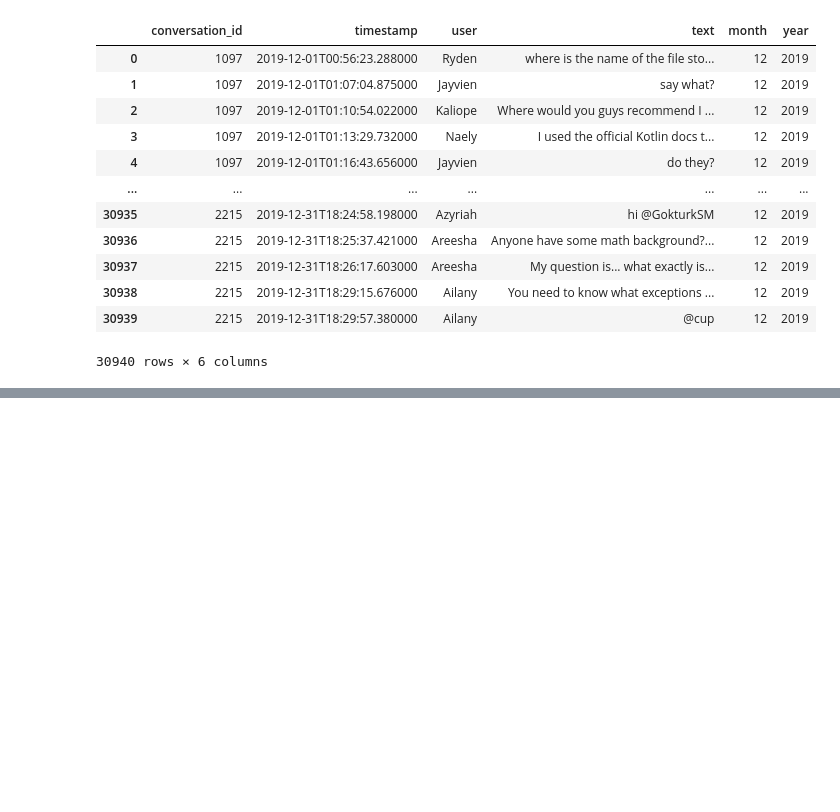
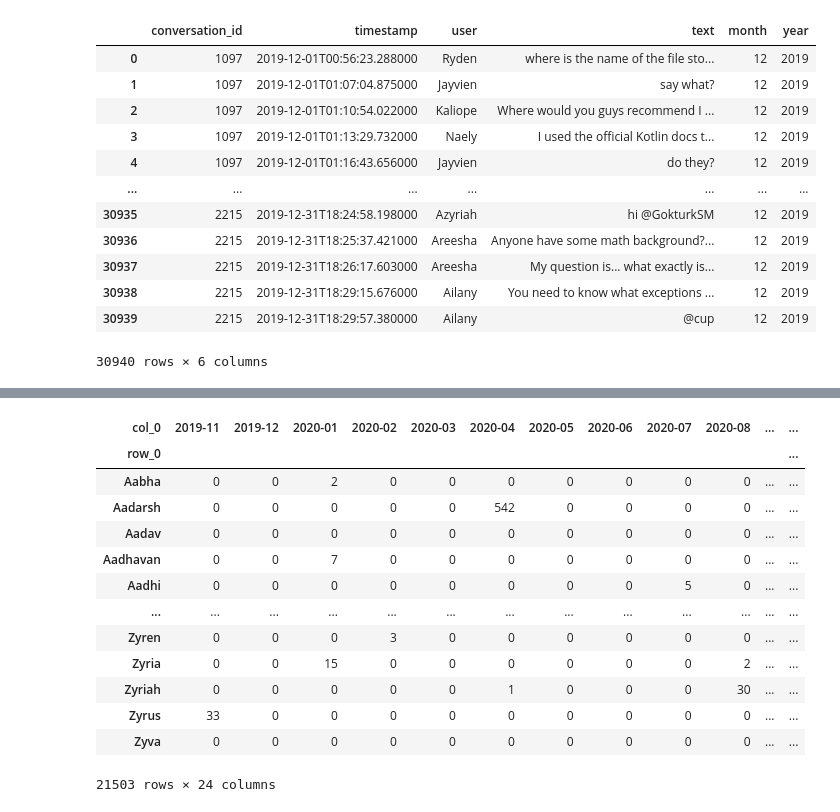
Before and after one commit to TeodorLungu/2IMP40-Study, a Jupyter notebook: Data_Analysis.ipynb, the cells around one changed output, grey strips where cells are left out. Saved outputs shown, nothing was run; the diff lists cells and outputs as text; code cells hidden in the pictures; blank space fills up the shorter version.

```diff
--- a/Data_Analysis.ipynb
+++ b/Data_Analysis.ipynb
@@ -259,0 +355,5 @@ out_df_python_conversation_length
+# %%
+out_df_python_user_message_per_month_as_percentage = out_df_python_user_message_per_month.copy()
+out_df_python_user_message_per_month_as_percentage.update(out_df_python_user_message_per_month_as_percentage.div(out_df_python_user_message_per_month_as_percentage.sum(axis=0),axis=1))
+out_df_python_user_message_per_month_as_percentage = out_df_python_user_message_per_month_as_percentage.add_suffix('_percentage')
+out_df_python_user_message_per_month_as_percentage
@@ -259,0 +375,19 @@ out_df_python_conversation_length
+# %%
+out_df_python_um_pm_ap_total = pd.concat([out_df_python_user_message_per_month, out_df_python_user_message_per_month_as_percentage], axis=1).reindex(out_df_python_user_message_per_month.index)
+out_df_python_um_pm_ap_total = out_df_python_um_pm_ap_total.loc[:,~out_df_python_um_pm_ap_total.columns.duplicated()]
+out_df_python_um_pm_ap_total
+# %% [output]
+| col_0 | 2019-11 | 2019-12 | 2020-01 | 2020-02 | 2020-03 | 2020-04 | 2020-05 | 2020-06 | 2020-07 | 2020-08 | ... | ... |
+| row_0 |  |  |  |  |  |  |  |  |  |  |  | ... |
+| Aabha | 0 | 0 | 2 | 0 | 0 | 0 | 0 | 0 | 0 | 0 | ... | ... |
+| Aadarsh | 0 | 0 | 0 | 0 | 0 | 542 | 0 | 0 | 0 | 0 | ... | ... |
+| Aadav | 0 | 0 | 0 | 0 | 0 | 0 | 0 | 0 | 0 | 0 | ... | ... |
+| Aadhavan | 0 | 0 | 7 | 0 | 0 | 0 | 0 | 0 | 0 | 0 | ... | ... |
+| Aadhi | 0 | 0 | 0 | 0 | 0 | 0 | 0 | 0 | 5 | 0 | ... | ... |
+| ... | ... | ... | ... | ... | ... | ... | ... | ... | ... | ... | ... | ... |
+| Zyren | 0 | 0 | 0 | 3 | 0 | 0 | 0 | 0 | 0 | 0 | ... | ... |
+| Zyria | 0 | 0 | 15 | 0 | 0 | 0 | 0 | 0 | 0 | 2 | ... | ... |
+| Zyriah | 0 | 0 | 0 | 0 | 0 | 1 | 0 | 0 | 0 | 30 | ... | ... |
+| Zyrus | 33 | 0 | 0 | 0 | 0 | 0 | 0 | 0 | 0 | 0 | ... | ... |
+| Zyva | 0 | 0 | 0 | 0 | 0 | 0 | 0 | 0 | 0 | 0 | ... | ... |
+21503 rows × 24 columns
```
Also changed, not shown: parts of 48 cells of this notebook.
